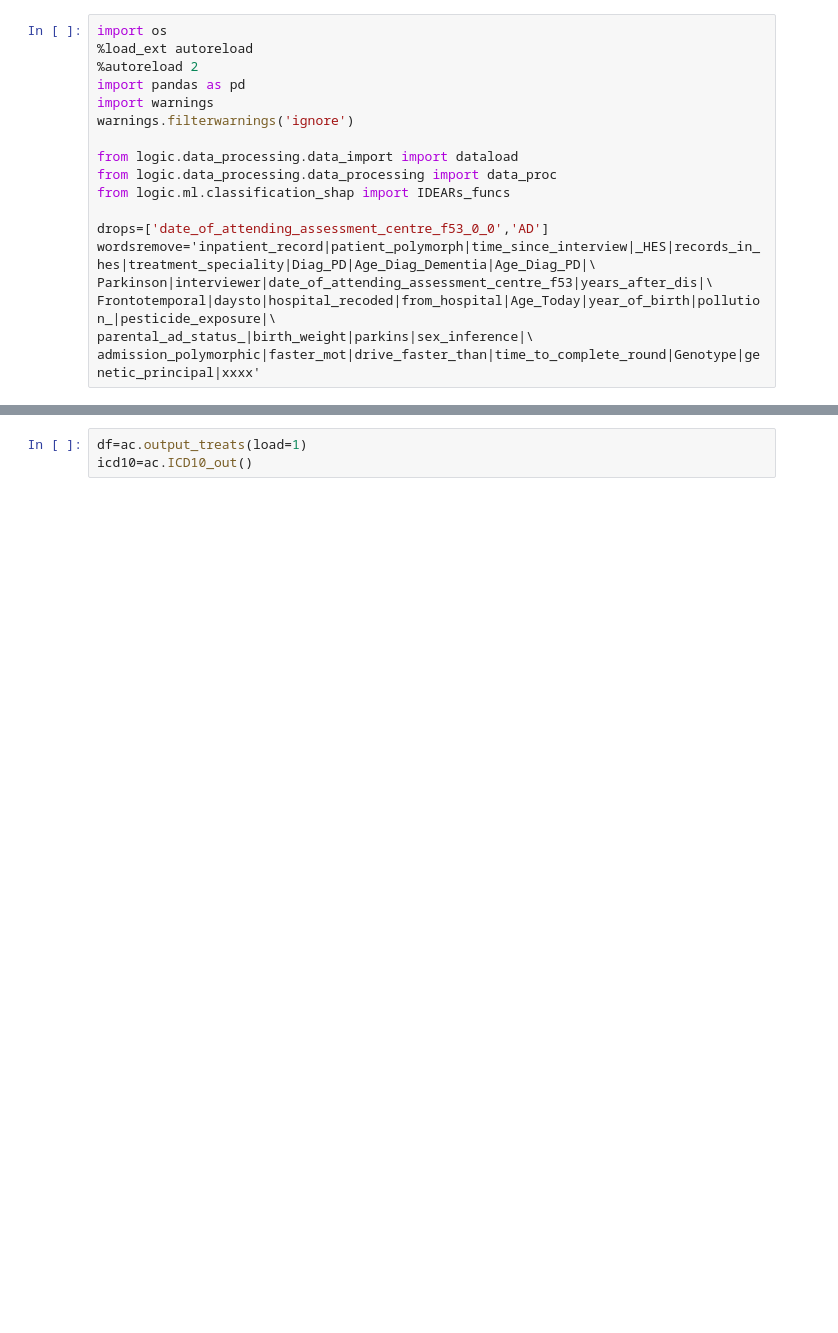
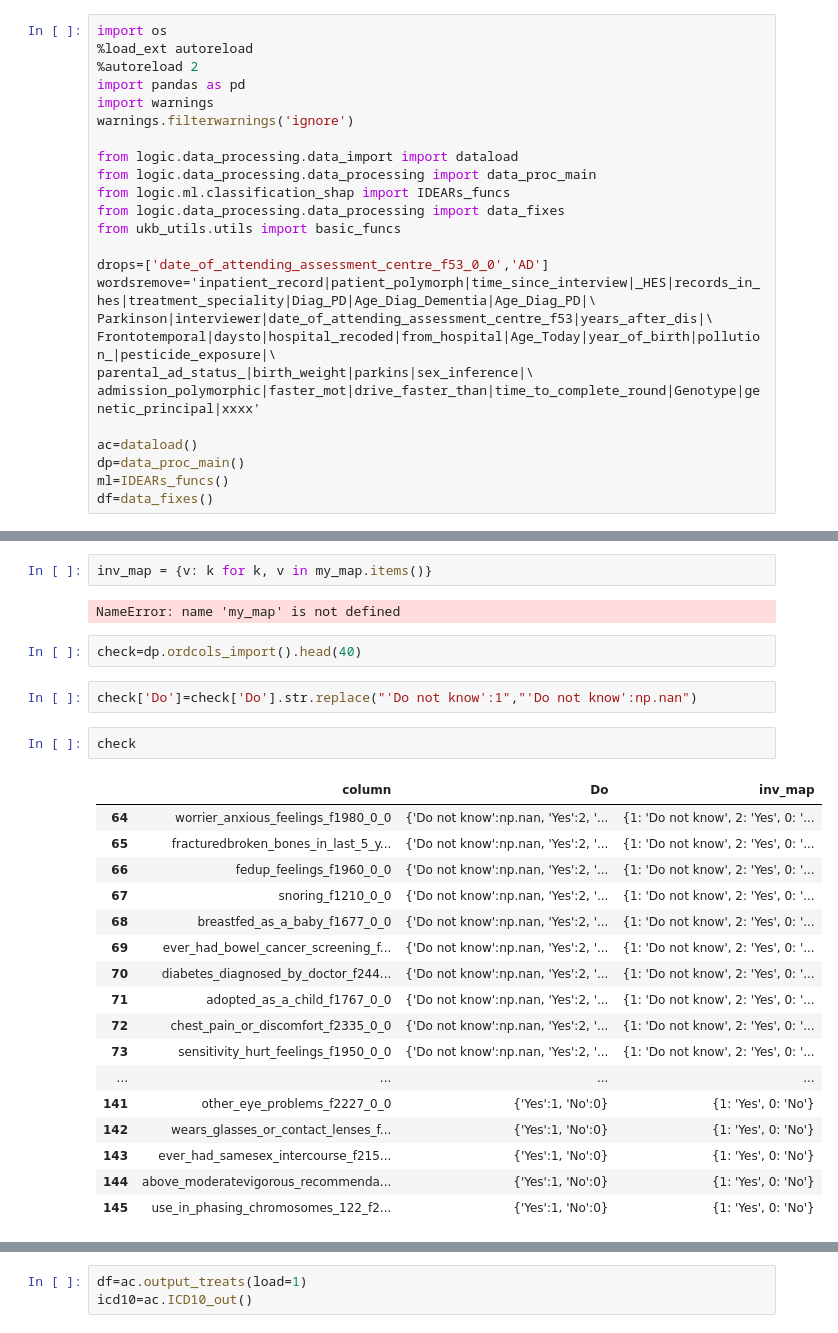
Before and after one commit to binfnstats/ukb-IDEARS, a Jupyter notebook: Sandpit.ipynb, the cells around one changed output, grey strips where cells are left out. Drawn from its saved outputs; the diff is of its cells as text; blank space fills up the shorter version.

```diff
--- a/Sandpit.ipynb
+++ b/Sandpit.ipynb
@@ -7,8 +7,10 @@ import warnings
 warnings.filterwarnings('ignore')
 
 from logic.data_processing.data_import import dataload
-from logic.data_processing.data_processing import data_proc
+from logic.data_processing.data_processing import data_proc_main
 from logic.ml.classification_shap import IDEARs_funcs
+from logic.data_processing.data_processing import data_fixes
+from ukb_utils.utils import basic_funcs
 
 drops=['date_of_attending_assessment_centre_f53_0_0','AD']
 wordsremove='inpatient_record|patient_polymorph|time_since_interview|_HES|records_in_hes|treatment_speciality|Diag_PD|Age_Diag_Dementia|Age_Diag_PD|\
@@ -16,3 +18,8 @@ Parkinson|interviewer|date_of_attending_assessment_centre_f53|years_after_dis|\
 Frontotemporal|daysto|hospital_recoded|from_hospital|Age_Today|year_of_birth|pollution_|pesticide_exposure|\
 parental_ad_status_|birth_weight|parkins|sex_inference|\
 admission_polymorphic|faster_mot|drive_faster_than|time_to_complete_round|Genotype|genetic_principal|xxxx'
+
+ac=dataload()
+dp=data_proc_main()
+ml=IDEARs_funcs()
+df=data_fixes()
@@ -22,0 +56,28 @@ ac=IDEARs_funcs()
+# %%
+inv_map = {v: k for k, v in my_map.items()}
+# %% [output]
+NameError: name 'my_map' is not defined
+# %%
+check=dp.ordcols_import().head(40)
+# %%
+check['Do']=check['Do'].str.replace("'Do not know':1","'Do not know':np.nan")
+# %%
+check
+# %% [output]
+|  | column | Do | inv_map |
+| 64 | worrier_anxious_feelings_f1980_0_0 | {'Do not know':np.nan, 'Yes':2, '... | {1: 'Do not know', 2: 'Yes', 0: '... |
+| 65 | fracturedbroken_bones_in_last_5_y... | {'Do not know':np.nan, 'Yes':2, '... | {1: 'Do not know', 2: 'Yes', 0: '... |
+| 66 | fedup_feelings_f1960_0_0 | {'Do not know':np.nan, 'Yes':2, '... | {1: 'Do not know', 2: 'Yes', 0: '... |
+| 67 | snoring_f1210_0_0 | {'Do not know':np.nan, 'Yes':2, '... | {1: 'Do not know', 2: 'Yes', 0: '... |
+| 68 | breastfed_as_a_baby_f1677_0_0 | {'Do not know':np.nan, 'Yes':2, '... | {1: 'Do not know', 2: 'Yes', 0: '... |
+| 69 | ever_had_bowel_cancer_screening_f... | {'Do not know':np.nan, 'Yes':2, '... | {1: 'Do not know', 2: 'Yes', 0: '... |
+| 70 | diabetes_diagnosed_by_doctor_f244... | {'Do not know':np.nan, 'Yes':2, '... | {1: 'Do not know', 2: 'Yes', 0: '... |
+| 71 | adopted_as_a_child_f1767_0_0 | {'Do not know':np.nan, 'Yes':2, '... | {1: 'Do not know', 2: 'Yes', 0: '... |
+| 72 | chest_pain_or_discomfort_f2335_0_0 | {'Do not know':np.nan, 'Yes':2, '... | {1: 'Do not know', 2: 'Yes', 0: '... |
+| 73 | sensitivity_hurt_feelings_f1950_0_0 | {'Do not know':np.nan, 'Yes':2, '... | {1: 'Do not know', 2: 'Yes', 0: '... |
+| ... | ... | ... | ... |
+| 141 | other_eye_problems_f2227_0_0 | {'Yes':1, 'No':0} | {1: 'Yes', 0: 'No'} |
+| 142 | wears_glasses_or_contact_lenses_f... | {'Yes':1, 'No':0} | {1: 'Yes', 0: 'No'} |
+| 143 | ever_had_samesex_intercourse_f215... | {'Yes':1, 'No':0} | {1: 'Yes', 0: 'No'} |
+| 144 | above_moderatevigorous_recommenda... | {'Yes':1, 'No':0} | {1: 'Yes', 0: 'No'} |
+| 145 | use_in_phasing_chromosomes_122_f2... | {'Yes':1, 'No':0} | {1: 'Yes', 0: 'No'} |
```
Also changed, not shown: parts of 40 cells of this notebook, 2 other files.
